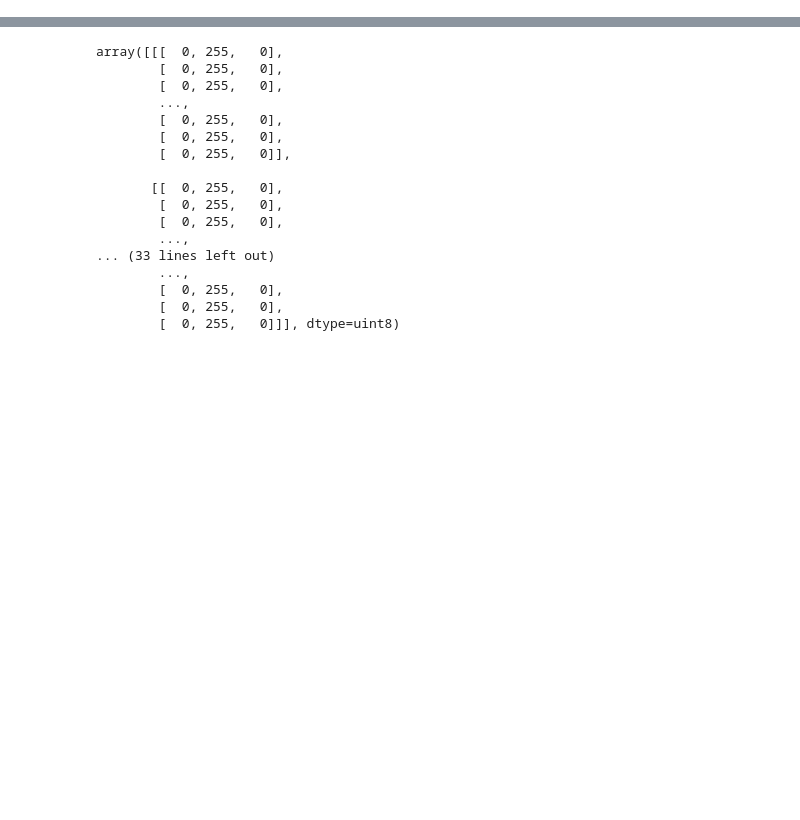
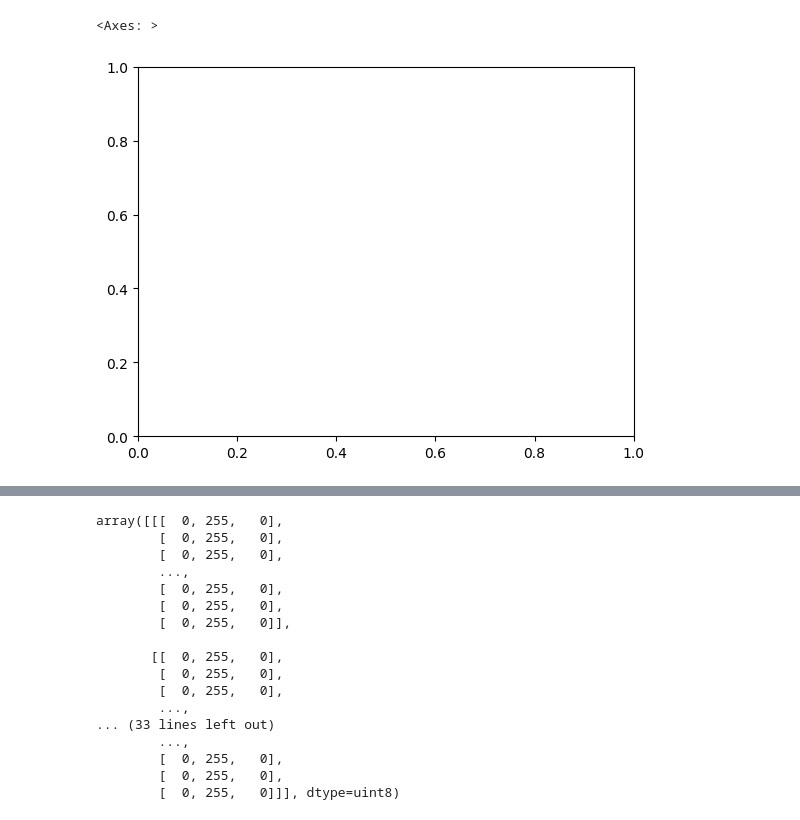
Before and after one commit to vitorfrois/ProjetoCorreia, a Jupyter notebook: rectangle.ipynb, the cells around one changed output, grey strips where cells are left out. Cells and saved outputs as stored; diff of their text form; code cells hidden in the pictures; blank space fills up the shorter version.

```diff
--- a/rectangle.ipynb
+++ b/rectangle.ipynb
@@ -175,0 +281,5 @@ Nao foi possivel identificar linhas:
+# %%
+sns.lineplot()
+# %% [output]
+<Axes: >
+[figure, added]
```
Also changed, not shown: parts of 8 cells of this notebook.
